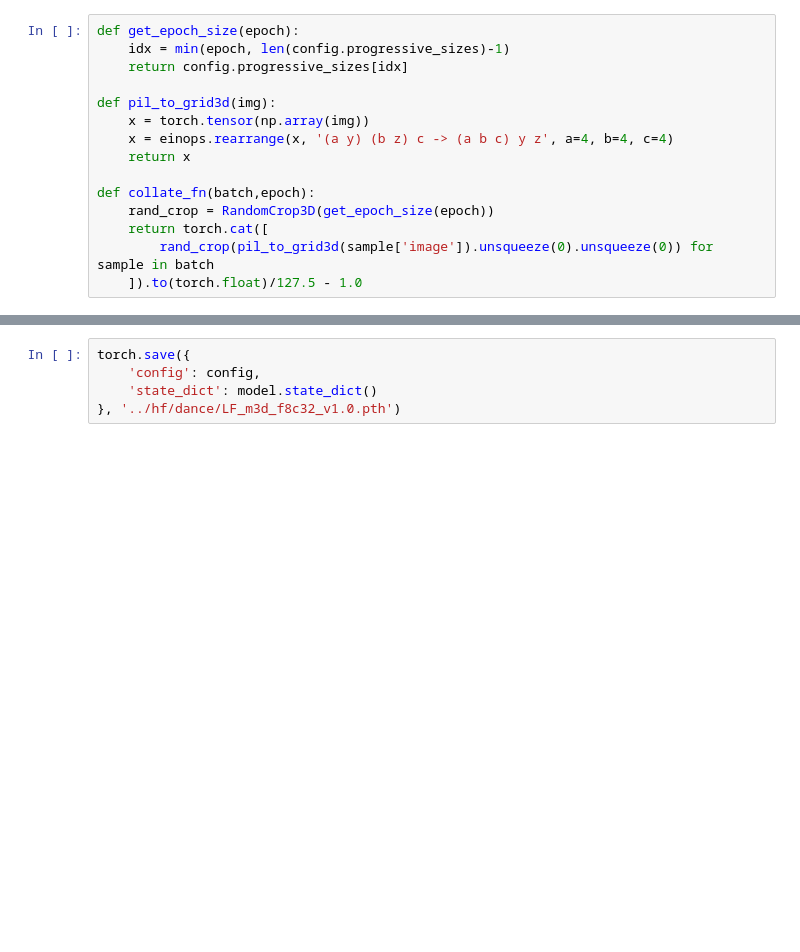
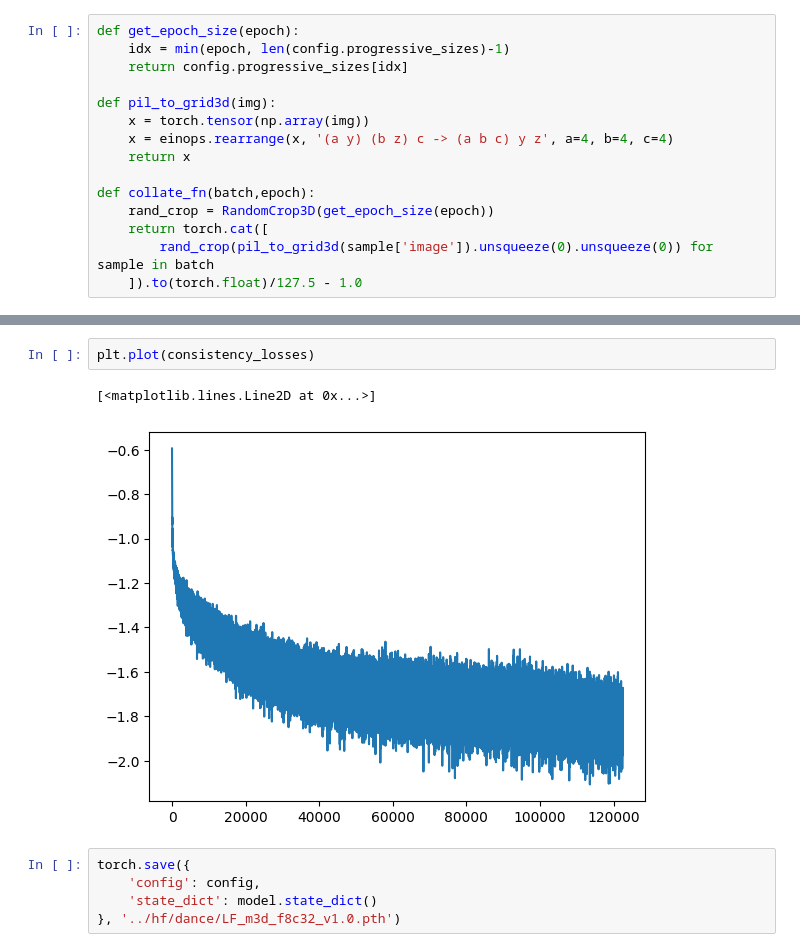
Before and after one commit to danjacobellis/autodance, a Jupyter notebook: dance_med3d.ipynb, the cells around one changed output, grey strips where cells are left out. Cells and saved outputs as stored; diff of their text form; blank space fills up the shorter version.

```diff
--- a/dance_med3d.ipynb
+++ b/dance_med3d.ipynb
@@ -188,3 +188,8 @@ plt.show()
+# %%
+plt.plot(consistency_losses)
+# %% [output]
+[<matplotlib.lines.Line2D at 0x...>]
+[figure, added]
 # %%
 torch.save({
     'config': config,
```
Also changed, not shown: parts of 5 cells of this notebook.
